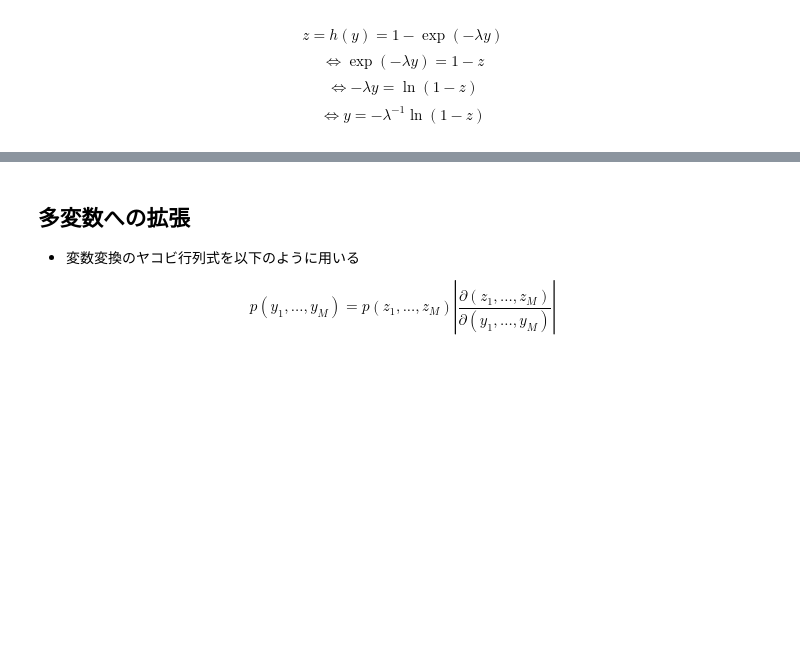
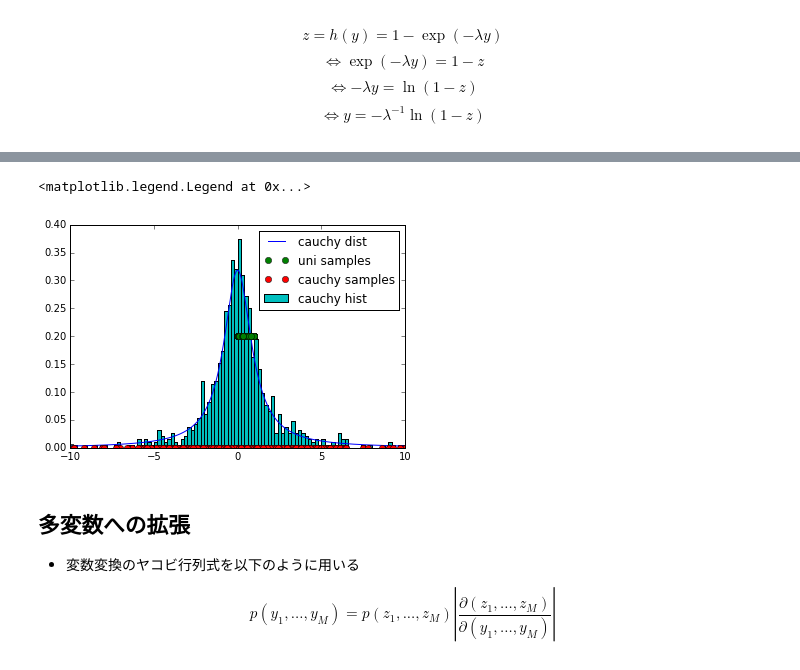
Before and after one commit to wrist/prml_ipynbs, a Jupyter notebook: chapter11/PRMLChapter11.ipynb, the cells around one changed output, grey strips where cells are left out. Saved outputs shown, nothing was run; the diff lists cells and outputs as text; code cells hidden in the pictures; blank space fills up the shorter version.

```diff
--- a/chapter11/PRMLChapter11.ipynb
+++ b/chapter11/PRMLChapter11.ipynb
@@ -246,3 +278,35 @@ $$ p(y) = \frac{1}{\pi}\frac{1}{1+y^2} $$
+# %%
+def cauchy_dist(xs):
+    return (1.0 / np.pi) * (1.0 / (1 + xs ** 2))
+
+def inv_integral_of_cauchy_dist(zs):
+    return np.tan(np.pi * (zs - 0.5))
+# %%
+from numpy.random import RandomState
+
+# コーシー分布
+xs = np.linspace(-10.0, 10.0, 1000)
+cauchys = cauchy_dist(xs)
+
+# 0.0 ~ 1.0の一様分布に従うサンプルを1000点生成
+# RandomStateの引数はseed
+zs = RandomState(1).uniform(0.0, 1.0, size=1000)
+
+# 変換式に従ってコーシー分布のサンプルを生成
+ys = inv_integral_of_cauchy_dist(zs)
+# %%
+fig = plt.figure(1)
+ax = fig.add_subplot(1, 1, 1)
+ax.plot(xs, cauchys) # コーシー分布の描画
+ax.plot(zs, [0.2] * np.alen(zs), "o") # 一様分布のサンプル点
+ax.plot(ys, [0.0] * np.alen(ys), "o") # コーシー分布のサンプル点
+ # コーシー分布のサンプル点の正規化ヒストグラム
+ax.hist(ys, bins=100, normed=True, range=(-10.0, 10.0))
+ax.set_xlim([-10.0, 10.0])
+ax.legend(["cauchy dist", "uni samples", "cauchy samples", "cauchy hist"], loc="best")
+# %% [output]
+<matplotlib.legend.Legend at 0x...>
+[figure, added]
 # %% [markdown]
 ## 多変数への拡張 ##
 
```
Also changed, not shown: parts of 38 cells of this notebook, 1 other file.
